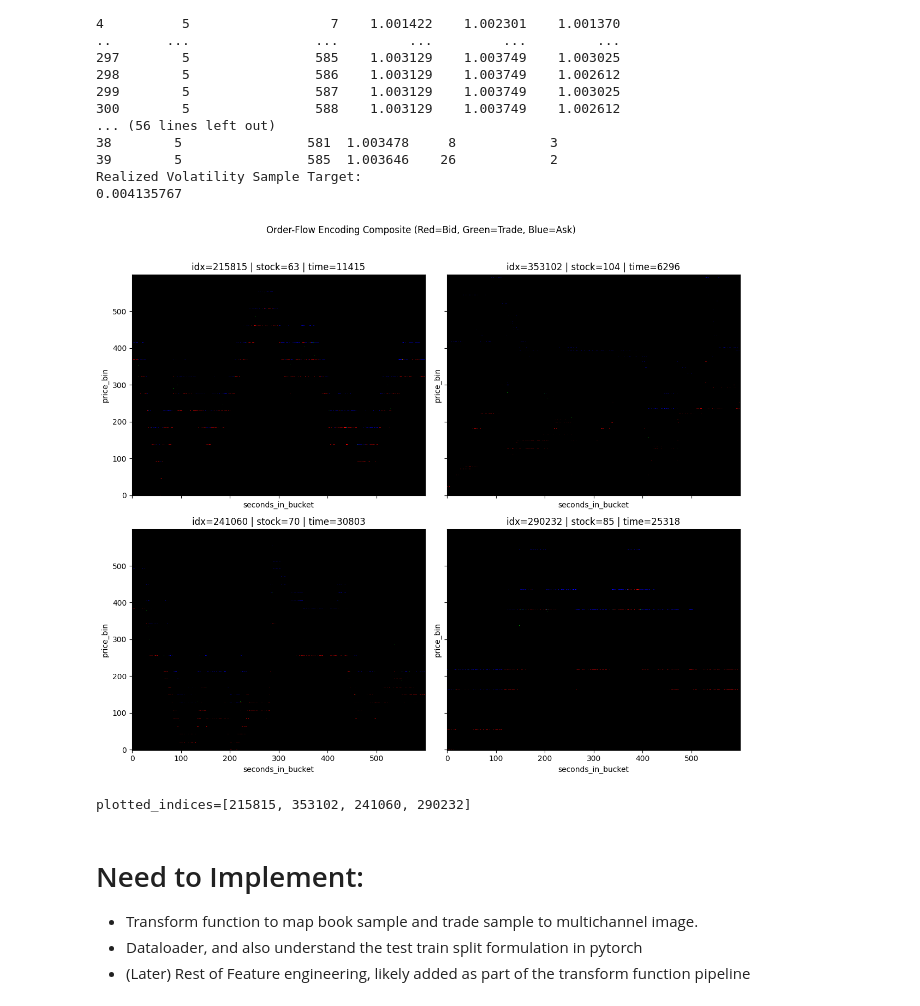
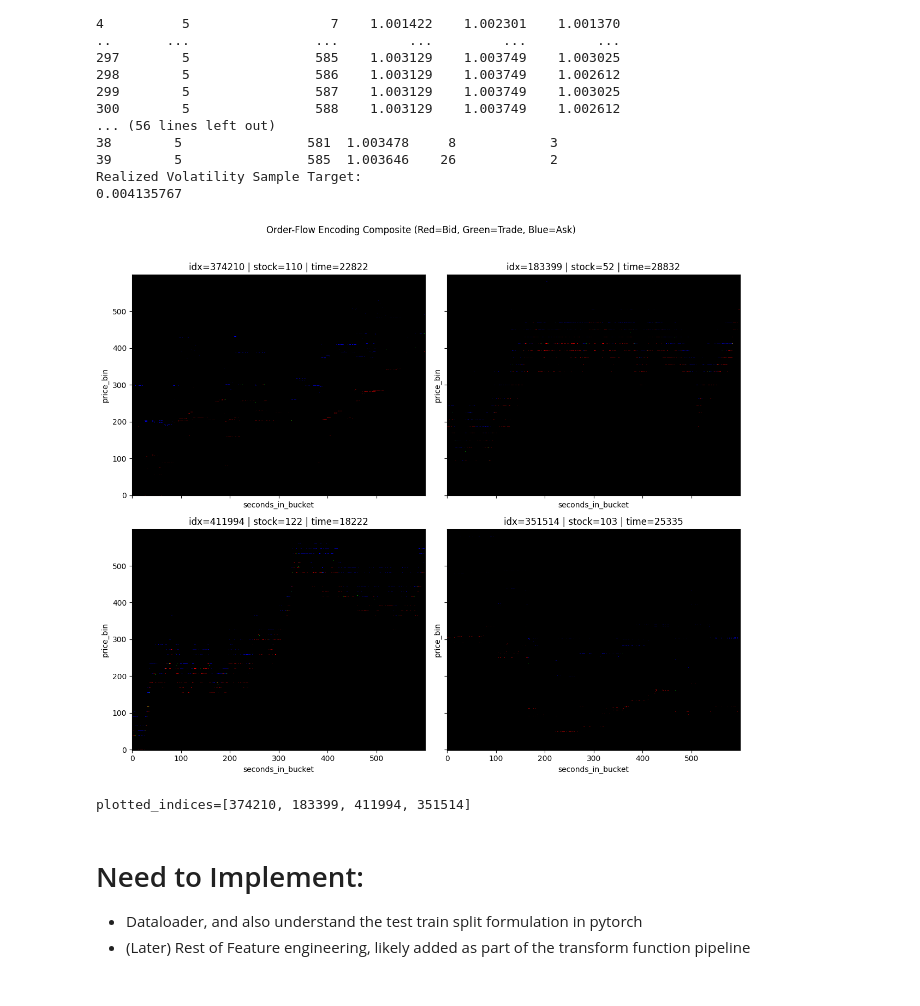
Before and after one commit to MarkDeng86/VolatilityPredictionDeepLearning, a Jupyter notebook: ImageEncoding.ipynb, the cells around one changed output. Drawn from its saved outputs; the diff is of its cells as text; code cells hidden in the pictures.

```diff
--- a/ImageEncoding.ipynb
+++ b/ImageEncoding.ipynb
@@ -171,11 +170,11 @@ def robust_norm(x):
     # Normalize from nonzero intensities so sparse images don't collapse to black.
     nz = x[x > 0]
     if nz.size == 0:
-        return np.zeros_like(x, dtype=DT)
+        return np.zeros_like(x, dtype=np.float32)
     scale = np.percentile(nz, 99)
     if scale <= 0:
         scale = np.max(nz)
-    return np.clip(x / (scale + 1e-8), 0.0, 1.0).astype(DT)
+    return np.clip(x / (scale + 1e-8), 0.0, 1.0).astype(np.float32)
 
 n_samples = 4
 dataset_size = len(of_datset)
@@ -188,37 +187,36 @@ else:
 
 transform = ToImage()
 fig, axes = plt.subplots(2, 2, figsize=(12, 10), sharex=True, sharey=True)
 
 for ax, idx in zip(axes.ravel(), sample_indices):
     sample_i = of_datset[int(idx)]
     trsfm_sample = transform(sample_i)["image"]
 
     bid = trsfm_sample[:, :, 0]
     ask = trsfm_sample[:, :, 1]
     trade = trsfm_sample[:, :, 2]
 
     bid_n = robust_norm(bid)
     ask_n = robust_norm(ask)
     trade_n = robust_norm(trade)
     rgb = np.stack([bid_n, trade_n, ask_n], axis=-1)
 
     stock_id, time_id = of_datset.index_map[int(idx)]
 
     ax.imshow(np.transpose(rgb, (1, 0, 2)), origin="lower", aspect="auto", interpolation="nearest")
     ax.set_title(f"idx={int(idx)} | stock={int(stock_id)} | time={int(time_id)}")
     ax.set_xlabel("seconds_in_bucket")
     ax.set_ylabel("price_bin")
 
 plt.suptitle("Order-Flow Encoding Composite (Red=Bid, Green=Trade, Blue=Ask)", y=1.02)
 plt.tight_layout()
 plt.show()
 
 print(f"plotted_indices={sample_indices.tolist()}")
 # %% [output]
-[figure, old version]
+[figure, new version]
-plotted_indices=[215815, 353102, 241060, 290232]
+plotted_indices=[374210, 183399, 411994, 351514]
 # %% [markdown]
 # Need to Implement:
-* Transform function to map book sample and trade sample to multichannel image.
 * Dataloader, and also understand the test train split formulation in pytorch
 * (Later) Rest of Feature engineering, likely added as part of the transform function pipeline
```
Also changed, not shown: parts of 1 cell of this notebook.
